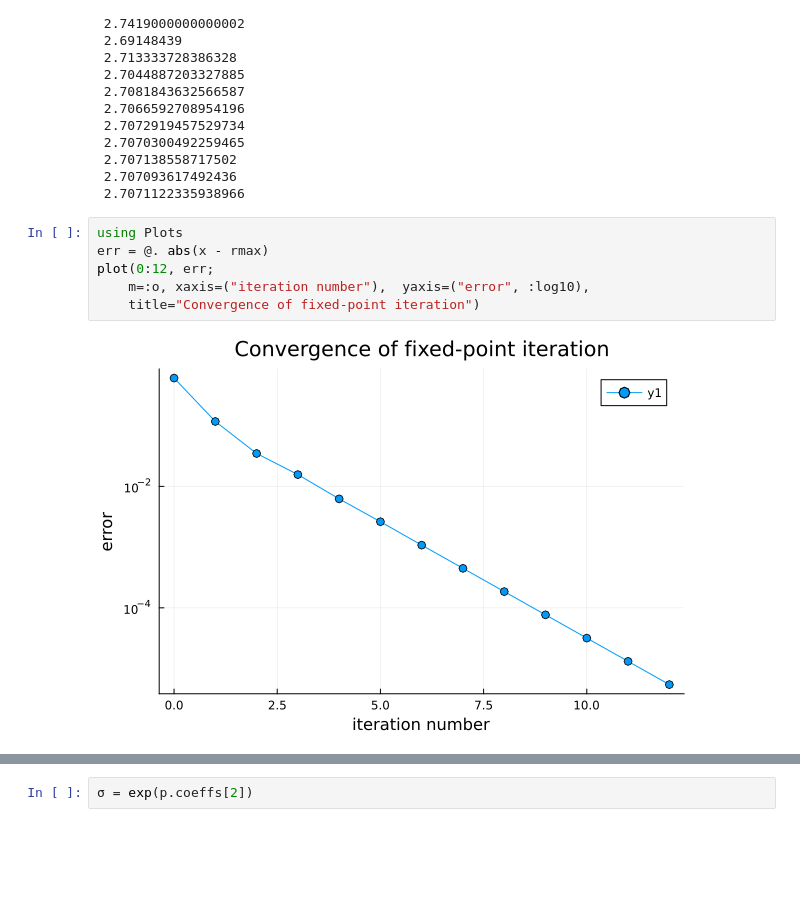
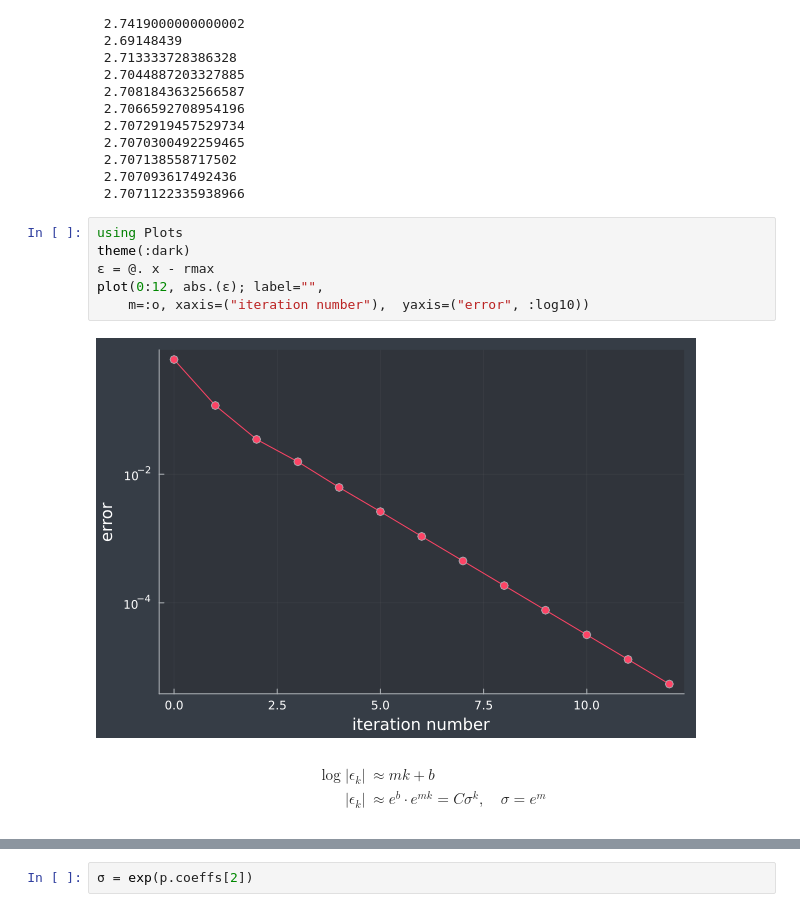
Before and after one commit to wxianghao/fnc, a Jupyter notebook: demos/section4-2.ipynb, the cells around one changed output, grey strips where cells are left out. Saved outputs shown, nothing was run; the diff lists cells and outputs as text; blank space fills up the shorter version.

```diff
--- a/demos/section4-2.ipynb
+++ b/demos/section4-2.ipynb
@@ -100,10 +87,17 @@ x
  2.7071122335938966
 # %%
 using Plots
-err = @. abs(x - rmax)
-plot(0:12, err;
-    m=:o, xaxis=("iteration number"),  yaxis=("error", :log10),
-    title="Convergence of fixed-point iteration")
+theme(:dark)
+ε = @. x - rmax
+plot(0:12, abs.(ε); label="",
+    m=:o, xaxis=("iteration number"),  yaxis=("error", :log10))
 # %% [output]
-[figure, old version]
+[figure, new version]
+# %% [markdown]
+$$
+\begin{align*}
+\log |\epsilon_k| &\approx m k + b \\[1ex]
+|\epsilon_k| &\approx e^b \cdot e^{m k} = C \sigma^k, \quad \sigma = e^m
+\end{align*}
+$$
 # %%
```
Also changed, not shown: parts of 15 cells of this notebook, 35 other files.
